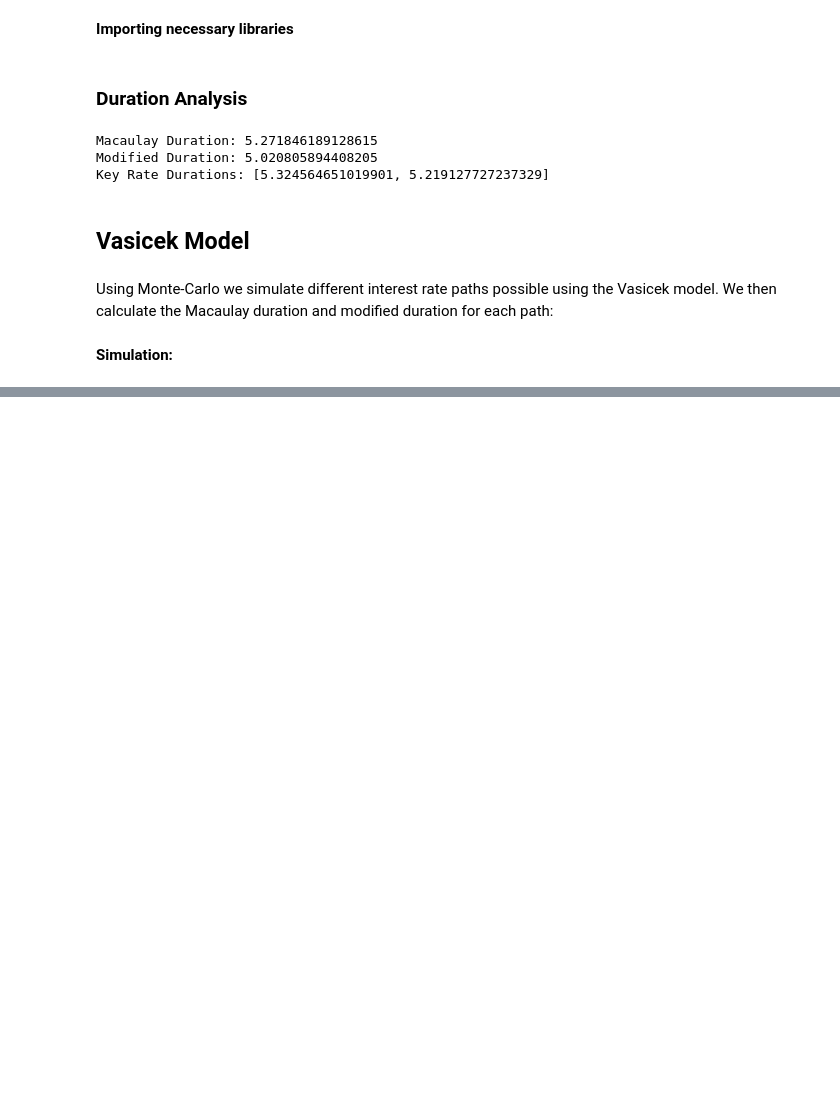
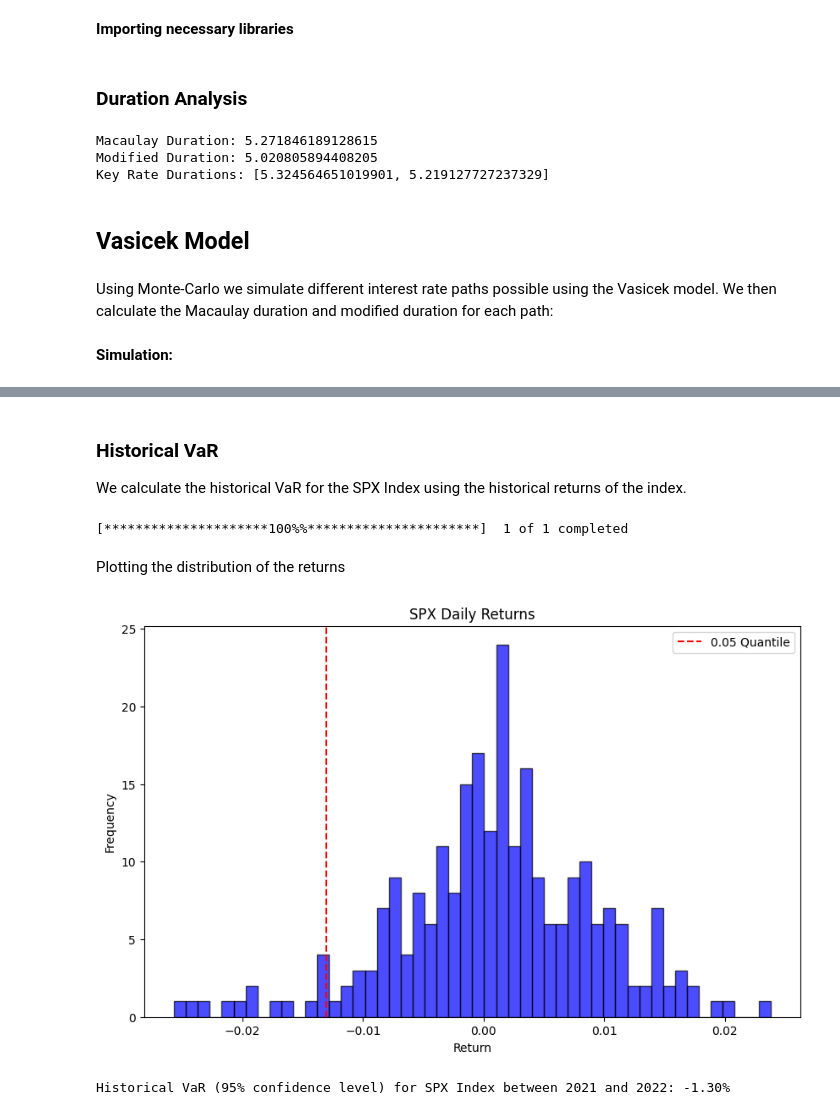
Before and after one commit to sarahnourgh/risk-alm-insurance-analysis, a Jupyter notebook: main.ipynb, the cells around one changed output, grey strips where cells are left out. Saved outputs shown, nothing was run; the diff lists cells and outputs as text; code cells hidden in the pictures; blank space fills up the shorter version.

Commit message:
Historical VaR for SPX Index

```diff
--- a/main.ipynb
+++ b/main.ipynb
@@ -135,0 +173,38 @@ plt.show()
+# %% [markdown]
+### Historical VaR
+
+We calculate the historical VaR for the SPX Index using the historical returns of the index.
+# %%
+# Download historical data for SPX index from Yahoo Finance
+spx_data = yf.download('^GSPC', start='2021-01-01', end='2022-01-01')
+
+# Calculate daily returns
+spx_data['Return'] = spx_data['Adj Close'].pct_change()
+
+# Remove NaN values
+spx_returns = spx_data['Return'].dropna()
+# %% [output]
+[*********************100%%**********************]  1 of 1 completed
+# %% [markdown]
+Plotting the distribution of the returns
+# %%
+# Plot histogram of returns and percentiles
+plt.figure(figsize=(10, 6))
+plt.hist(spx_returns, bins=50, alpha=0.7, color='b', edgecolor='k')
+q = 0.05
+plt.axvline(spx_returns.quantile(q), linestyle='--', color='r', label=f'{q} Quantile')
+plt.legend()
+plt.title('SPX Daily Returns')
+plt.xlabel('Return')
+plt.ylabel('Frequency')
+plt.show()
+# %% [output]
+[figure, added]
+# %%
+# Calculate Historical VaR
+confidence_level = 0.95  # Confidence level (e.g., 95%)
+historical_var = np.percentile(spx_returns, 100 - confidence_level * 100)
+
+print(f'Historical VaR (95% confidence level) for SPX Index between 2021 and 2022: {historical_var:.2%}')
+# %% [output]
+Historical VaR (95% confidence level) for SPX Index between 2021 and 2022: -1.30%
```
Also changed, not shown: parts of 6 cells of this notebook.
